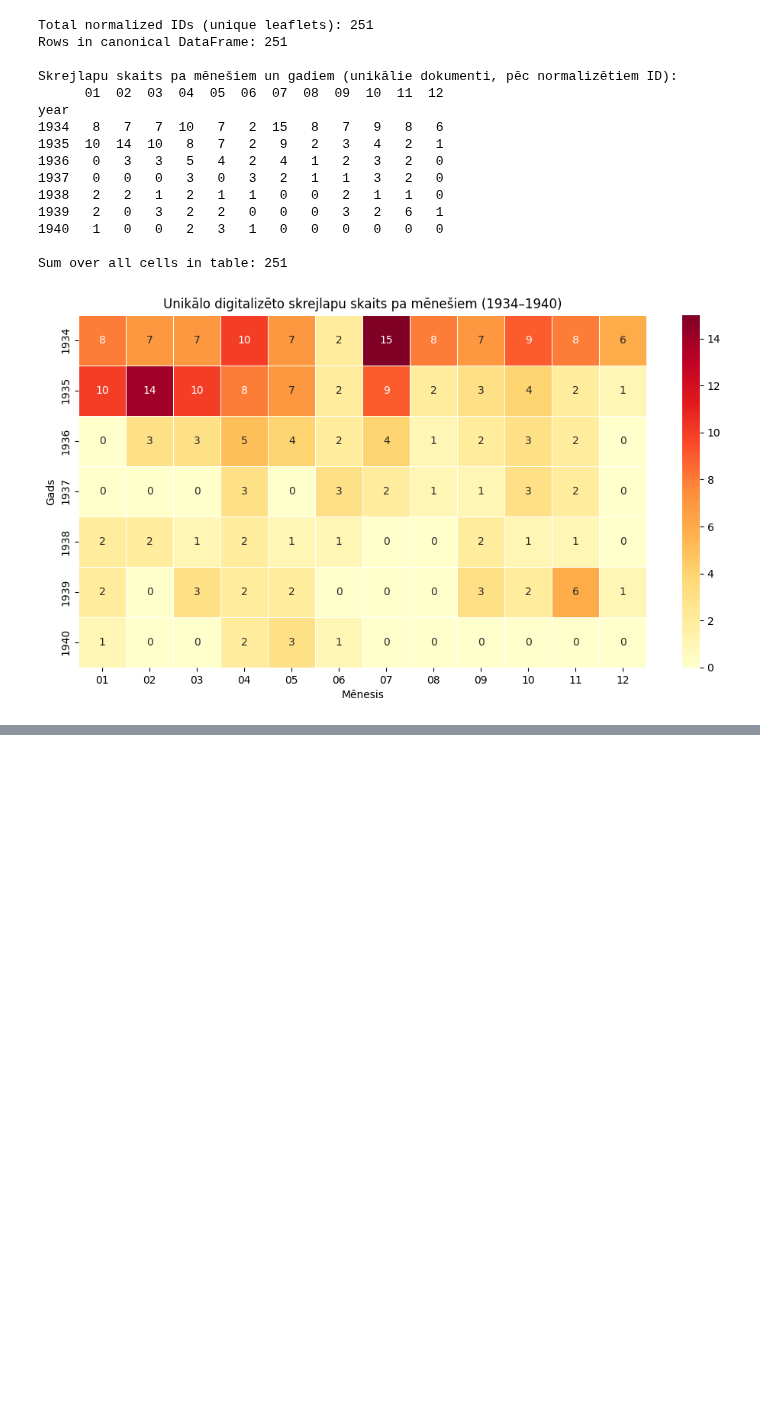
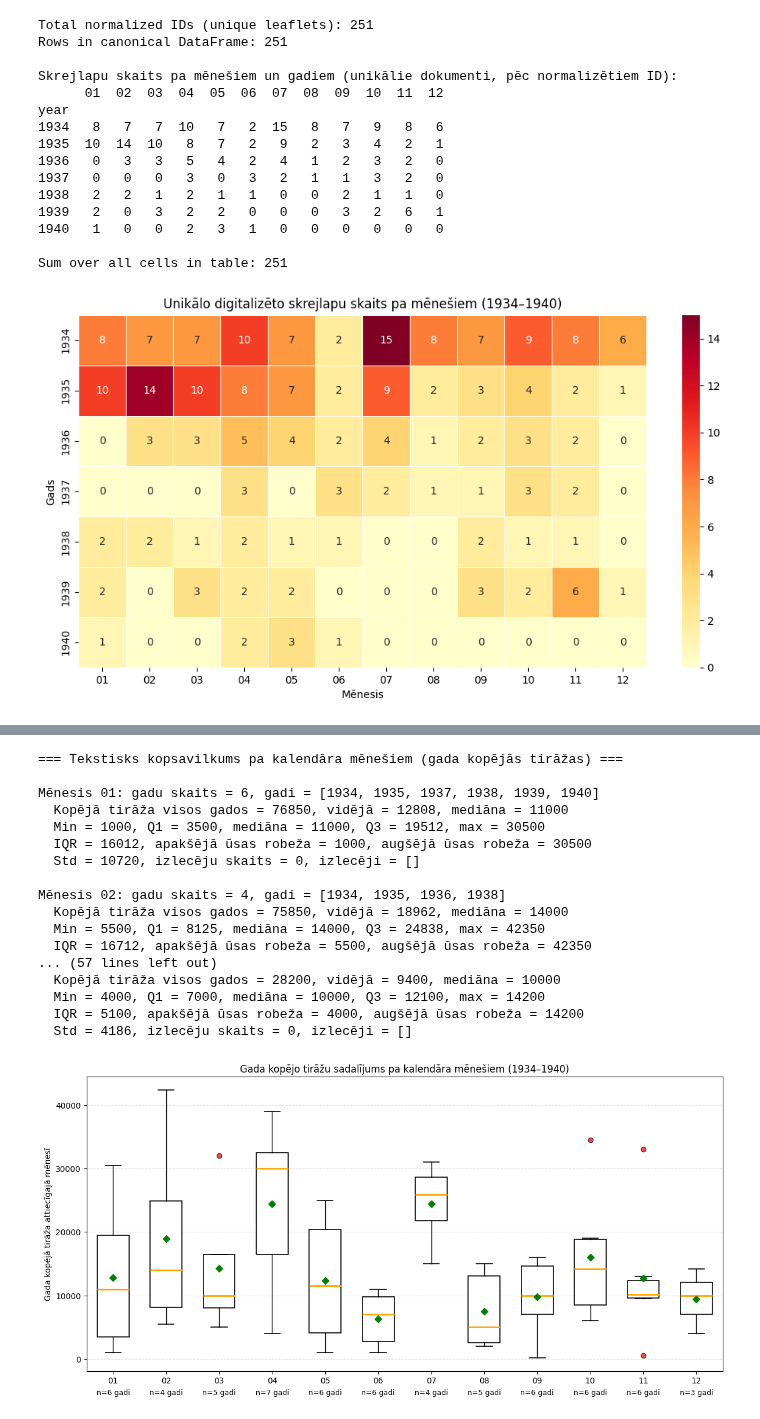
Before and after one commit to Vladusty/latvian-communist-leaflet-corpus-1934-1940, a Jupyter notebook: notebooks/leaflet_print_run_analysis_notebook/leaflet_print_run_analysis_1934_1940.ipynb, the cells around one changed output, grey strips where cells are left out. Saved outputs shown, nothing was run; the diff lists cells and outputs as text; code cells hidden in the pictures; blank space fills up the shorter version.

```diff
--- a/notebooks/leaflet_print_run_analysis_notebook/leaflet_print_run_analysis_1934_1940.ipynb
+++ b/notebooks/leaflet_print_run_analysis_notebook/leaflet_print_run_analysis_1934_1940.ipynb
@@ -642,7 +614,5 @@ plt.show()
 # %%
-#@title 15) Boxplots + textual month summaries (Tukey boxplot rules)
-# Requires: monthly_values dict where keys are 'YYYY-MM' and values are lists of print-run values for that month-year.
-# Output: textual summary per calendar month + nicer boxplots (orange median, green mean).
+#@title 15) Boxplotu grafiki + mēnešu tekstiskais kopsavilkums (Tjūkija noteikumi)
 
 import matplotlib.pyplot as plt
 from collections import defaultdict, OrderedDict
@@ -676,7 +646,7 @@ for m in months:
     month_years.append(yrs)
 
 # Create textual summary per calendar month using Tukey definitions for whiskers
-print("\n=== Textual summary per calendar month (yearly totals) ===\n")
+print("\n=== Tekstisks kopsavilkums pa kalendāra mēnešiem (gada kopējās tirāžas) ===\n")
 for m, vals, yrs in zip(months, month_data, month_years):
     if not vals:
         # skip months with no data
@@ -707,13 +677,13 @@ for m, vals, yrs in zip(months, month_data, month_years):
     std = float(arr.std(ddof=0))
     mn = float(arr.min())
     mx = float(arr.max())
-    # prepare textual line
+    # prepare textual line (latviski)
     yrs_str = ", ".join(str(y) for y in yrs) if yrs else ""
-    print(f"Month {m}: n_years={n}, years=[{yrs_str}]")
-    print(f"  sum_all_years={total_sum}, mean={int(round(mean))}, median={int(round(median))}")
-    print(f"  min={int(mn)}, Q1={int(round(q1))}, median={int(round(median))}, Q3={int(round(q3))}, max={int(mx)}")
-    print(f"  IQR={int(round(iqr))}, lower_whisker={int(round(lower_whisker))}, upper_whisker={int(round(upper_whisker))}")
-    print(f"  std={int(round(std))}, n_outliers={len(outliers)}, outliers={ [int(round(x)) for x in outliers] }")
+    print(f"Mēnesis {m}: gadu skaits = {n}, gadi = [{yrs_str}]")
+    print(f"  Kopējā tirāža visos gados = {total_sum}, vidējā = {int(round(mean))}, mediāna = {int(round(median))}")
+    print(f"  Min = {int(mn)}, Q1 = {int(round(q1))}, mediāna = {int(round(median))}, Q3 = {int(round(q3))}, max = {int(mx)}")
+    print(f"  IQR = {int(round(iqr))}, apakšējā ūsas robeža = {int(round(lower_whisker))}, augšējā ūsas robeža = {int(round(upper_whisker))}")
+    print(f"  Std = {int(round(std))}, izlecēju skaits = {len(outliers)}, izlecēji = {[int(round(x)) for x in outliers]}")
     print("")
 
 # ---- Nicely styled boxplots (white boxes, black edges, orange median, green mean) ----
@@ -727,41 +697,63 @@ fig, ax = plt.subplots(figsize=(12,6))
 bp = ax.boxplot(
     data_with_data,
     tick_labels=months_with_data,
     showmeans=True,
     patch_artist=True,
     widths=0.6,
     whis=1.5,
     flierprops=dict(marker='o', markerfacecolor='red', markersize=6, linestyle='none', alpha=0.7),
     medianprops=dict(color='orange', linewidth=2),
     meanprops=dict(marker='D', markeredgecolor='green', markerfacecolor='green', markersize=6)
 )
 
 # style boxes: white fill, black edge
 for box in bp['boxes']:
     box.set(facecolor='white', edgecolor='black', linewidth=1.2)
 for whisker in bp['whiskers']:
     whisker.set(color='black', linewidth=1)
 for cap in bp['caps']:
     cap.set(color='black', linewidth=1.2)
 for median in bp['medians']:
     median.set(color='orange', linewidth=2)
-# style means (handled by meanprops)
-# style fliers already set
 
-#ax.set_xlabel("Calendar month", labelpad=22)
-ax.set_ylabel("Annual total print run (for that month)")
-ax.set_title("Distribution of annual totals by calendar month (1934–1940)")
+ax.set_ylabel("Gada kopējā tirāža attiecīgajā mēnesī")
+ax.set_title("Gada kopējo tirāžu sadalījums pa kalendāra mēnešiem (1934–1940)")
 ax.grid(True, which='major', axis='y', linestyle='--', alpha=0.4)
 
 # annotate number of years under each box for convenience
 x_positions = range(1, len(months_with_data) + 1)
 for x, data_vals in zip(x_positions, data_with_data):
-    ax.text(x, ax.get_ylim()[0] - (ax.get_ylim()[1] - ax.get_ylim()[0]) * 0.06,
-            f"n={len(data_vals)}",
-            ha='center', va='top', fontsize=9, color='black')
+    ax.text(
+        x,
+        ax.get_ylim()[0] - (ax.get_ylim()[1] - ax.get_ylim()[0]) * 0.06,
+        f"n={len(data_vals)} gadi",
+        ha='center',
+        va='top',
+        fontsize=9,
+        color='black'
+    )
 
 plt.tight_layout()
 plt.show()
+# %% [output]
+=== Tekstisks kopsavilkums pa kalendāra mēnešiem (gada kopējās tirāžas) ===
+
+Mēnesis 01: gadu skaits = 6, gadi = [1934, 1935, 1937, 1938, 1939, 1940]
+  Kopējā tirāža visos gados = 76850, vidējā = 12808, mediāna = 11000
+  Min = 1000, Q1 = 3500, mediāna = 11000, Q3 = 19512, max = 30500
+  IQR = 16012, apakšējā ūsas robeža = 1000, augšējā ūsas robeža = 30500
+  Std = 10720, izlecēju skaits = 0, izlecēji = []
+
+Mēnesis 02: gadu skaits = 4, gadi = [1934, 1935, 1936, 1938]
+  Kopējā tirāža visos gados = 75850, vidējā = 18962, mediāna = 14000
+  Min = 5500, Q1 = 8125, mediāna = 14000, Q3 = 24838, max = 42350
+  IQR = 16712, apakšējā ūsas robeža = 5500, augšējā ūsas robeža = 42350
+... (57 lines left out)
+  Kopējā tirāža visos gados = 28200, vidējā = 9400, mediāna = 10000
+  Min = 4000, Q1 = 7000, mediāna = 10000, Q3 = 12100, max = 14200
+  IQR = 5100, apakšējā ūsas robeža = 4000, augšējā ūsas robeža = 14200
+  Std = 4186, izlecēju skaits = 0, izlecēji = []
+[figure, added]
 # %%
 #@title 16) Save CSV with detailed statistics
 csv_path = "monthly_print_runs_with_stats.csv"
```
Also changed, not shown: parts of 7 cells of this notebook.
